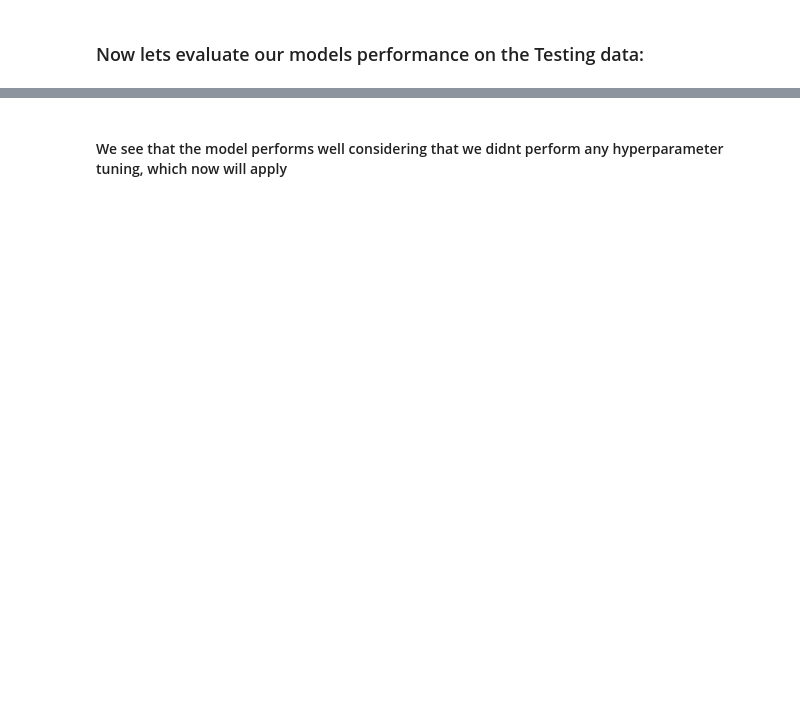
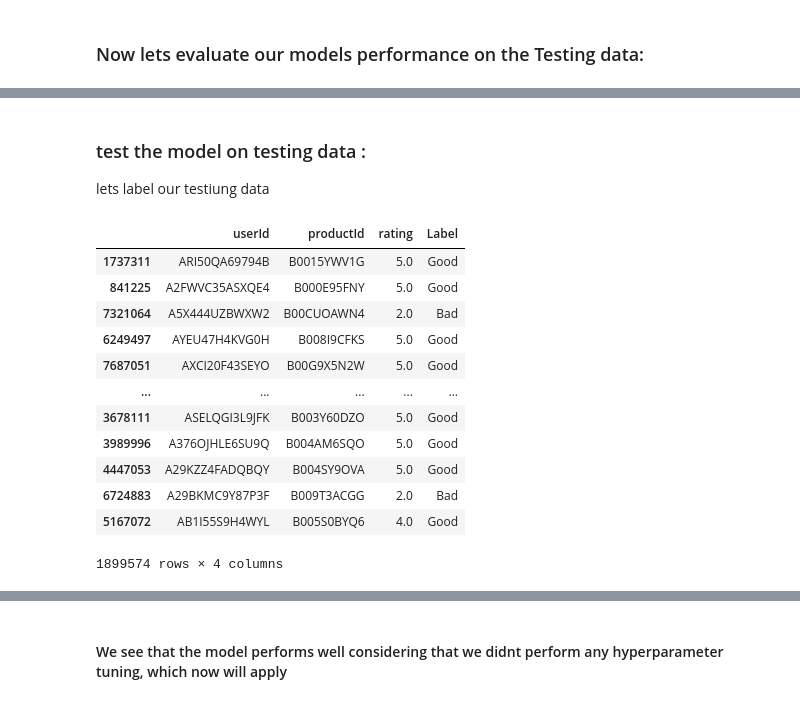
Before and after one commit to Faisal-Alageel/Recommendation-Engine, a Jupyter notebook: Recommendations.ipynb, the cells around one changed output, grey strips where cells are left out. Cells and saved outputs as stored; diff of their text form; code cells hidden in the pictures; blank space fills up the shorter version.

```diff
--- a/Recommendations.ipynb
+++ b/Recommendations.ipynb
@@ -392,0 +489,23 @@ the models Precision on the testing data is :0.6800516610604026, and the Recall
+# %% [markdown]
+### test the model on testing data :
+
+lets label our testiung data
+# %%
+df_filtered_test.loc[df_filtered_test['rating'] >= threshold, 'Label'] = 'Good'
+df_filtered_test.loc[df_filtered_test['rating'] < threshold, 'Label'] = 'Bad'
+# %%
+df_filtered_test
+# %% [output]
+|  | userId | productId | rating | Label |
+| 1737311 | ARI50QA69794B | B0015YWV1G | 5.0 | Good |
+| 841225 | A2FWVC35ASXQE4 | B000E95FNY | 5.0 | Good |
+| 7321064 | A5X444UZBWXW2 | B00CUOAWN4 | 2.0 | Bad |
+| 6249497 | AYEU47H4KVG0H | B008I9CFKS | 5.0 | Good |
+| 7687051 | AXCI20F43SEYO | B00G9X5N2W | 5.0 | Good |
+| ... | ... | ... | ... | ... |
+| 3678111 | ASELQGI3L9JFK | B003Y60DZO | 5.0 | Good |
+| 3989996 | A376OJHLE6SU9Q | B004AM6SQO | 5.0 | Good |
+| 4447053 | A29KZZ4FADQBQY | B004SY9OVA | 5.0 | Good |
+| 6724883 | A29BKMC9Y87P3F | B009T3ACGG | 2.0 | Bad |
+| 5167072 | AB1I55S9H4WYL | B005S0BYQ6 | 4.0 | Good |
+1899574 rows × 4 columns
```
Also changed, not shown: parts of 47 cells of this notebook, 2 other files.
